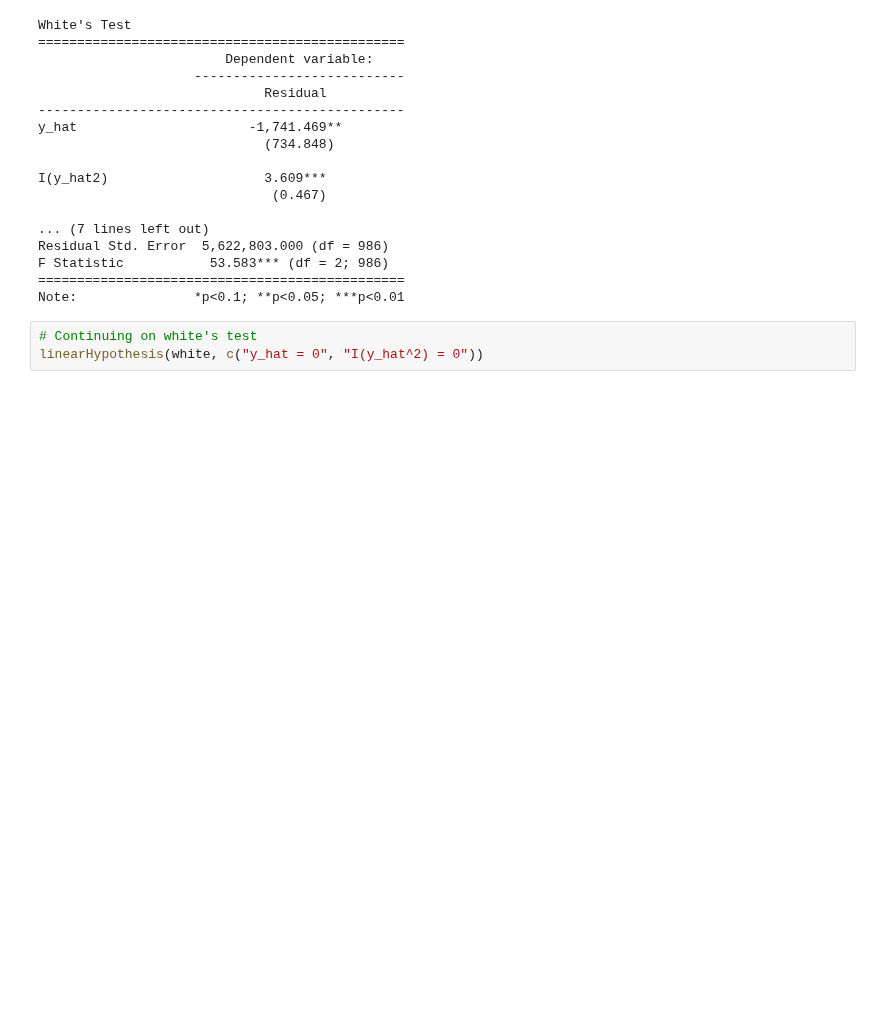
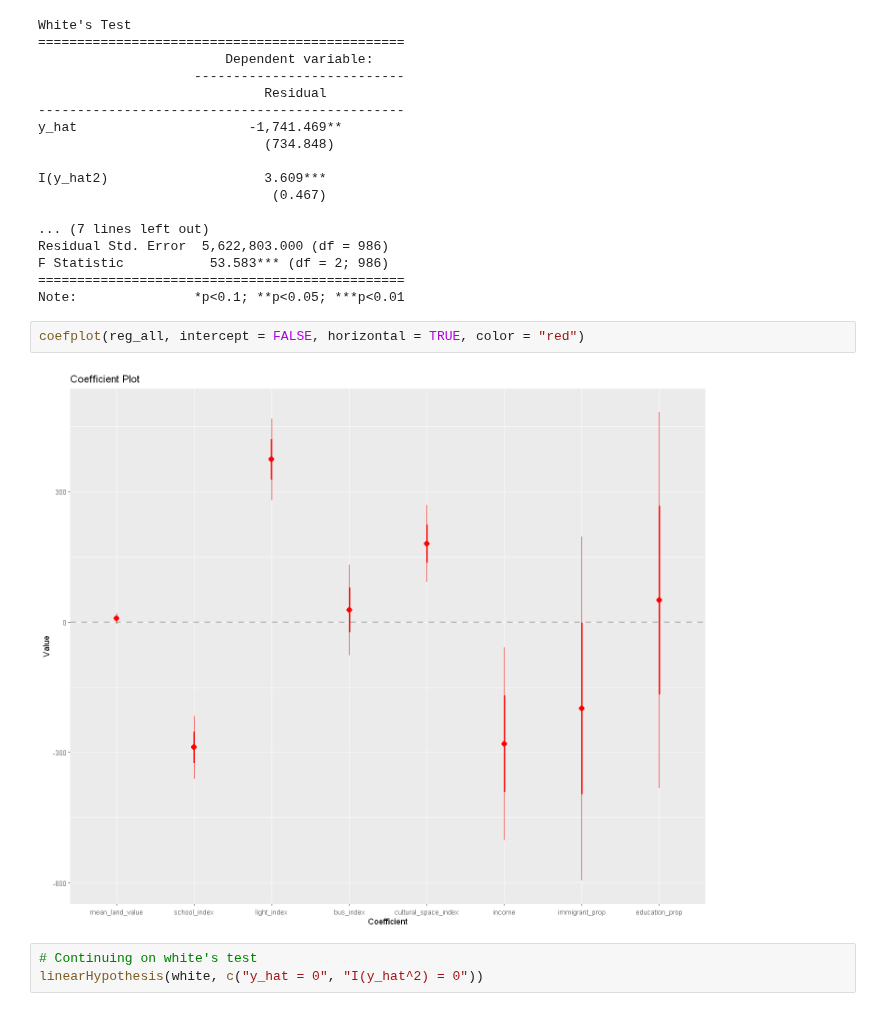
Before and after one commit to Irene-Berezin/econ326, a Jupyter notebook: project_regression.ipynb, the cells around one changed output. Saved outputs shown, nothing was run; the diff lists cells and outputs as text; blank space fills up the shorter version.

Commit message:
updated coef visualization

```diff
--- a/project_regression.ipynb
+++ b/project_regression.ipynb
@@ -233,6 +205,10 @@ Residual Std. Error  5,622,803.000 (df = 986)
 F Statistic           53.583*** (df = 2; 986)
 ===============================================
 Note:               *p<0.1; **p<0.05; ***p<0.01
+# %%
+coefplot(reg_all, intercept = FALSE, horizontal = TRUE, color = "red")
+# %% [output]
+[figure, added]
 # %%
 # Continuing on white's test
 linearHypothesis(white, c("y_hat = 0", "I(y_hat^2) = 0"))
```
Also changed, not shown: parts of 5 cells of this notebook, 1 other file.
